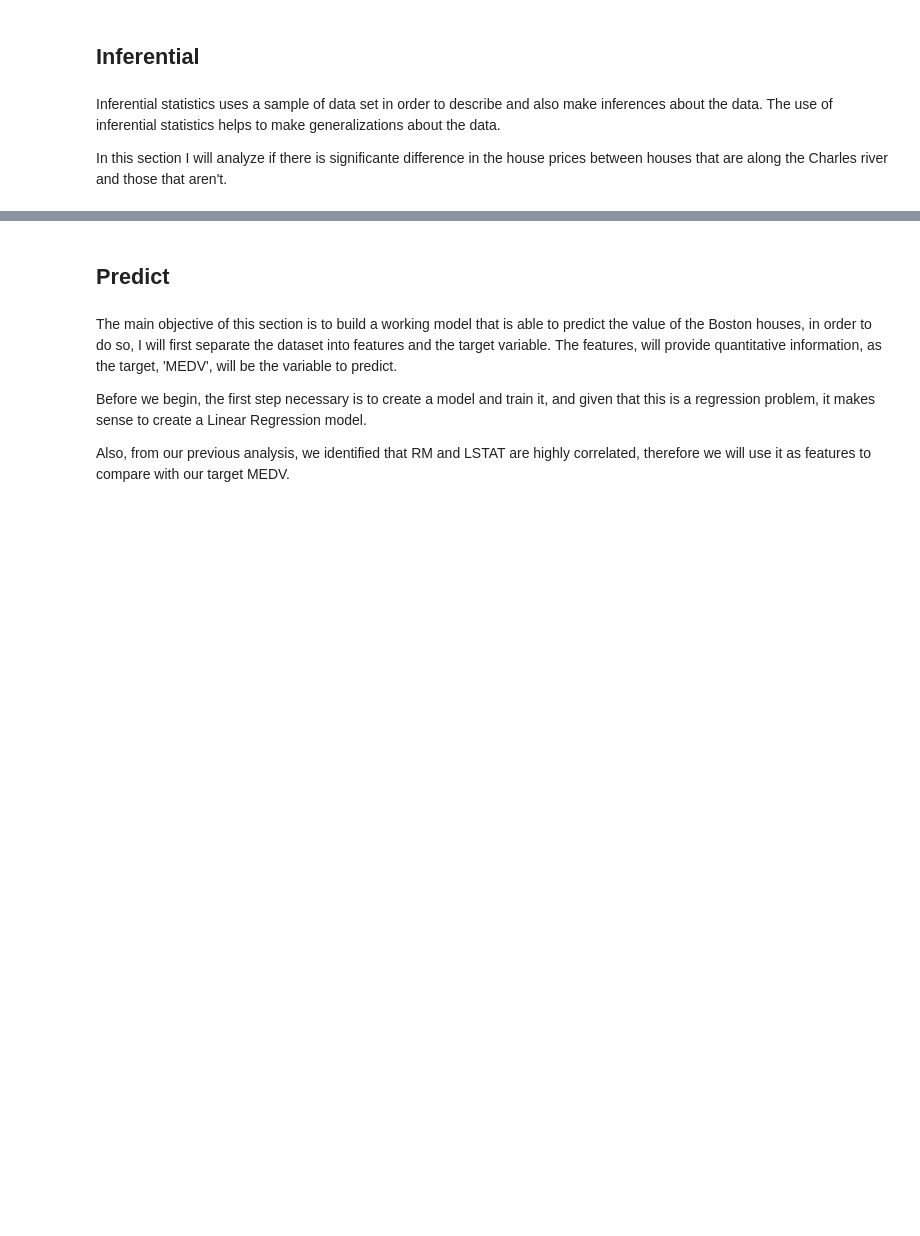
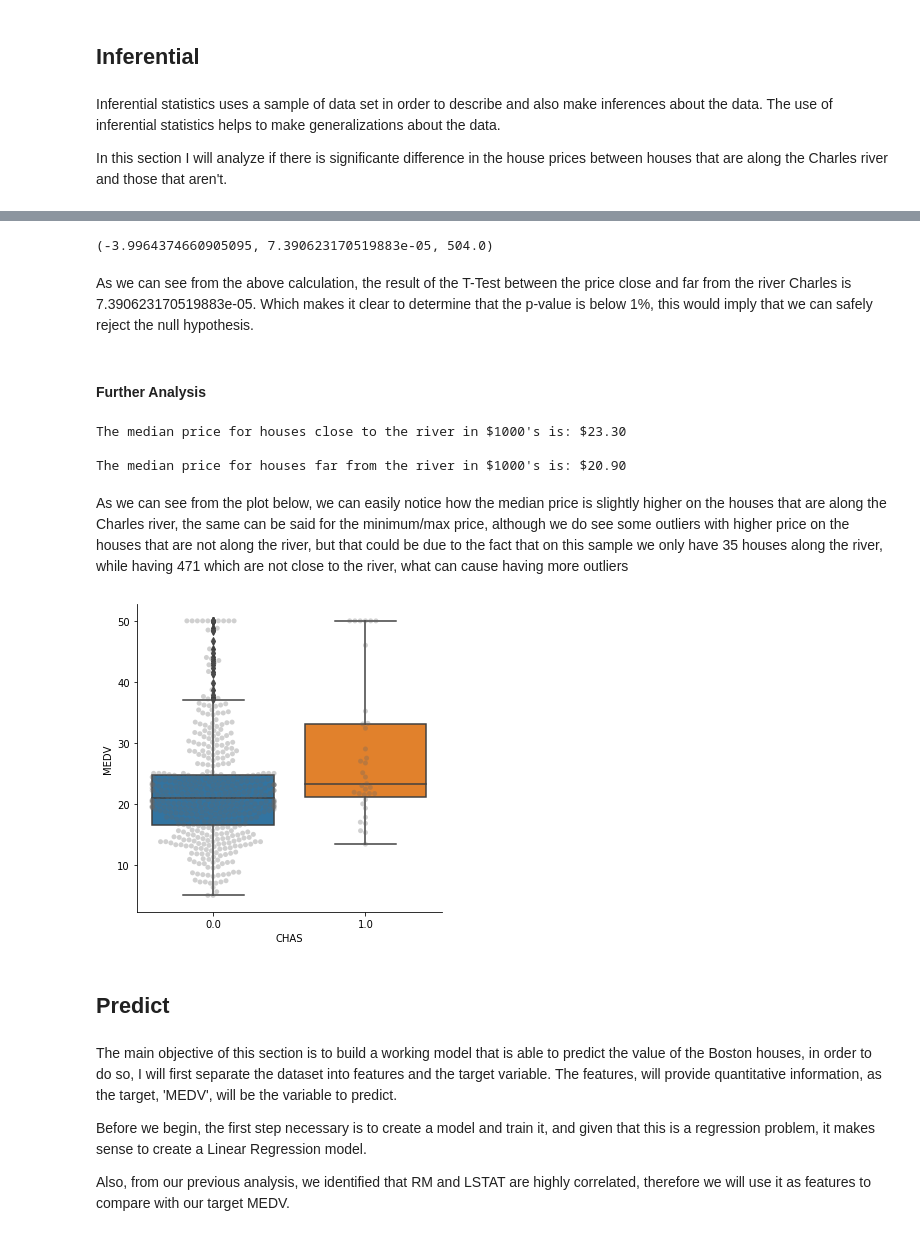
Before and after one commit to strokk/machine-learning-project-2019, a Jupyter notebook: boston-housing.ipynb, the cells around one changed output, grey strips where cells are left out. Saved outputs shown, nothing was run; the diff lists cells and outputs as text; code cells hidden in the pictures; blank space fills up the shorter version.

```diff
--- a/boston-housing.ipynb
+++ b/boston-housing.ipynb
@@ -206,3 +234,31 @@ plt.show()
+# %%
+ws.ttest_ind(price_far, price_close)
+# %% [output]
+(-3.9964374660905095, 7.390623170519883e-05, 504.0)
+# %% [markdown]
+As we can see from the above calculation, the result of the T-Test between the price close and far from the river Charles is 7.390623170519883e-05. Which makes it clear to determine that the p-value is below 1%, this would imply that we can safely reject the null hypothesis.
+# %% [markdown]
+#### Further Analysis
+# %%
+# checking the median price for houses along the river
+mchas1 = price_close.median()
+mchas0 = price_far.median()
+print ("The median price for houses close to the river in $1000's is: ${0:.2f}".format(mchas1), "\n")
+print ("The median price for houses far from the river in $1000's is: ${0:.2f}".format(mchas0))
+# %% [output]
+The median price for houses close to the river in $1000's is: $23.30
+
+The median price for houses far from the river in $1000's is: $20.90
+# %% [markdown]
+As we can see from the plot below, we can easily notice how the median price is slightly higher on the houses that are along the Charles river, the same can be said for the minimum/max price, although we do see some outliers with higher price on the houses that are not along the river, but that could be due to the fact that on this sample we only have 35 houses along the river, while having 471 which are not close to the river, what can cause having more outliers
+# %%
+# A boxplot and also a swarm plot so we can see all data in the background
+sns.catplot(x="CHAS", y="MEDV", data=df, kind="box")
+sns.swarmplot(x="CHAS", y="MEDV", data=df, color=".40", alpha=0.3)
+plt.show()
+# CHAS 0 means far from the river, and 1 close to ther river
+# %% [output]
+[figure, added]
 # %% [markdown]
 ## Predict
 # %% [markdown]
```
Also changed, not shown: parts of 12 cells of this notebook.
